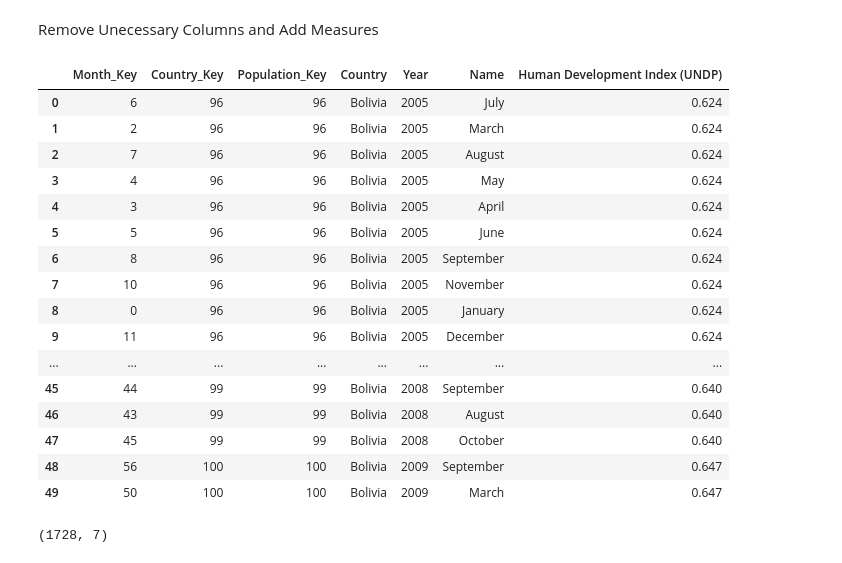
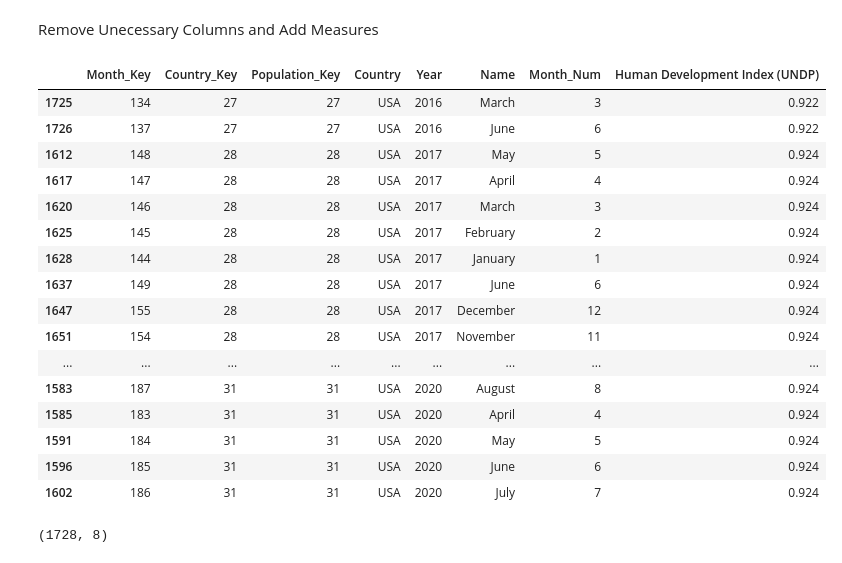
Before and after one commit to ajay-mundi/HealthDataMart, a Jupyter notebook: Data Staging/Fact_Table.ipynb, the cells around one changed output. Cells and saved outputs as stored; diff of their text form; code cells hidden in the pictures.

```diff
--- a/Data Staging/Fact_Table.ipynb
+++ b/Data Staging/Fact_Table.ipynb
@@ -50,50 +74,50 @@ fact_table.head()
 Remove Unecessary Columns and Add Measures
 # %%
 #keep only keys and columns needed for joins
-fact_table = pd.DataFrame(fact_table, columns=['Month_Key', "Country_Key", "Population_Key", "Country", "Year", "Name"])
+fact_table = pd.DataFrame(fact_table, columns=['Month_Key', "Country_Key", "Population_Key", "Country", "Year", "Name", "Month_Num"])
 
 population_human_development_raw = pd.read_csv("human_development_index_raw.csv")#read input data
 
 
 countries = ["Canada", "United States", "Mexico", "Burundi", "Chad", "Niger", "Bolivia", "Philippines", "Indonesia"]
 
 population_human_development_processed = population_human_development_raw[population_human_development_raw["Entity"].isin(countries)]
 population_human_development_processed = population_human_development_processed[population_human_development_processed["Year"] >2004]
 population_human_development_processed = population_human_development_processed.drop(["Code"], axis=1)
 
 country = "Canada"
 for country in countries:
     for i in range(3):
         country_data = {}
         country_data["Entity"] = country
         country_data["Year"] = 2018+i
         population_human_development_processed = population_human_development_processed.append(pd.DataFrame([country_data]), ignore_index=True)
 
 
 population_human_development_processed['Entity'].replace({"United States": "USA"}, inplace = True)
 population_human_development_processed = population_human_development_processed.sort_values(["Entity","Year"], ascending=[True,True])
 population_human_development_processed.fillna(method="ffill", inplace=True)#perhaps change to extrapolation
 
 fact_table = fact_table.merge(population_human_development_processed, left_on=['Country','Year' ], right_on=['Entity','Year' ], how='left').drop(columns=["Entity"])
 fact_table = fact_table.sort_values(["Country","Year"], ascending=[True,True])
-display(fact_table.head(50))
+display(fact_table.tail(50))
 print(fact_table.shape)
 # %% [output]
-|  | Month_Key | Country_Key | Population_Key | Country | Year | Name | Human Development Index (UNDP) |
-| 0 | 6 | 96 | 96 | Bolivia | 2005 | July | 0.624 |
-| 1 | 2 | 96 | 96 | Bolivia | 2005 | March | 0.624 |
-| 2 | 7 | 96 | 96 | Bolivia | 2005 | August | 0.624 |
-| 3 | 4 | 96 | 96 | Bolivia | 2005 | May | 0.624 |
-| 4 | 3 | 96 | 96 | Bolivia | 2005 | April | 0.624 |
-| 5 | 5 | 96 | 96 | Bolivia | 2005 | June | 0.624 |
-| 6 | 8 | 96 | 96 | Bolivia | 2005 | September | 0.624 |
-| 7 | 10 | 96 | 96 | Bolivia | 2005 | November | 0.624 |
-| 8 | 0 | 96 | 96 | Bolivia | 2005 | January | 0.624 |
-| 9 | 11 | 96 | 96 | Bolivia | 2005 | December | 0.624 |
-| ... | ... | ... | ... | ... | ... | ... | ... |
-| 45 | 44 | 99 | 99 | Bolivia | 2008 | September | 0.640 |
-| 46 | 43 | 99 | 99 | Bolivia | 2008 | August | 0.640 |
-| 47 | 45 | 99 | 99 | Bolivia | 2008 | October | 0.640 |
-| 48 | 56 | 100 | 100 | Bolivia | 2009 | September | 0.647 |
-| 49 | 50 | 100 | 100 | Bolivia | 2009 | March | 0.647 |
+|  | Month_Key | Country_Key | Population_Key | Country | Year | Name | Month_Num | Human Development Index (UNDP) |
+| 1725 | 134 | 27 | 27 | USA | 2016 | March | 3 | 0.922 |
+| 1726 | 137 | 27 | 27 | USA | 2016 | June | 6 | 0.922 |
+| 1612 | 148 | 28 | 28 | USA | 2017 | May | 5 | 0.924 |
+| 1617 | 147 | 28 | 28 | USA | 2017 | April | 4 | 0.924 |
+| 1620 | 146 | 28 | 28 | USA | 2017 | March | 3 | 0.924 |
+| 1625 | 145 | 28 | 28 | USA | 2017 | February | 2 | 0.924 |
+| 1628 | 144 | 28 | 28 | USA | 2017 | January | 1 | 0.924 |
+| 1637 | 149 | 28 | 28 | USA | 2017 | June | 6 | 0.924 |
+| 1647 | 155 | 28 | 28 | USA | 2017 | December | 12 | 0.924 |
+| 1651 | 154 | 28 | 28 | USA | 2017 | November | 11 | 0.924 |
+| ... | ... | ... | ... | ... | ... | ... | ... | ... |
+| 1583 | 187 | 31 | 31 | USA | 2020 | August | 8 | 0.924 |
+| 1585 | 183 | 31 | 31 | USA | 2020 | April | 4 | 0.924 |
+| 1591 | 184 | 31 | 31 | USA | 2020 | May | 5 | 0.924 |
+| 1596 | 185 | 31 | 31 | USA | 2020 | June | 6 | 0.924 |
+| 1602 | 186 | 31 | 31 | USA | 2020 | July | 7 | 0.924 |
-(1728, 7)
+(1728, 8)
```
Also changed, not shown: parts of 6 cells of this notebook, 11 other files.
